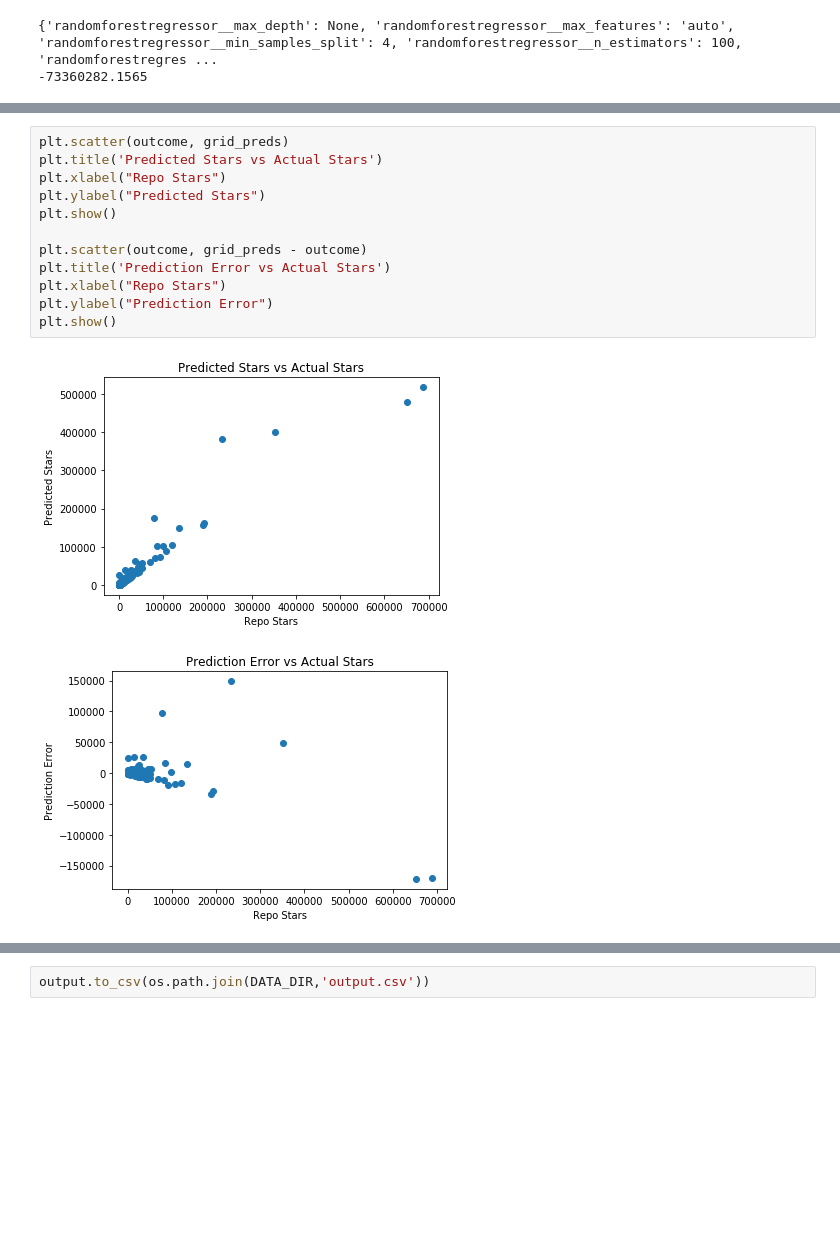
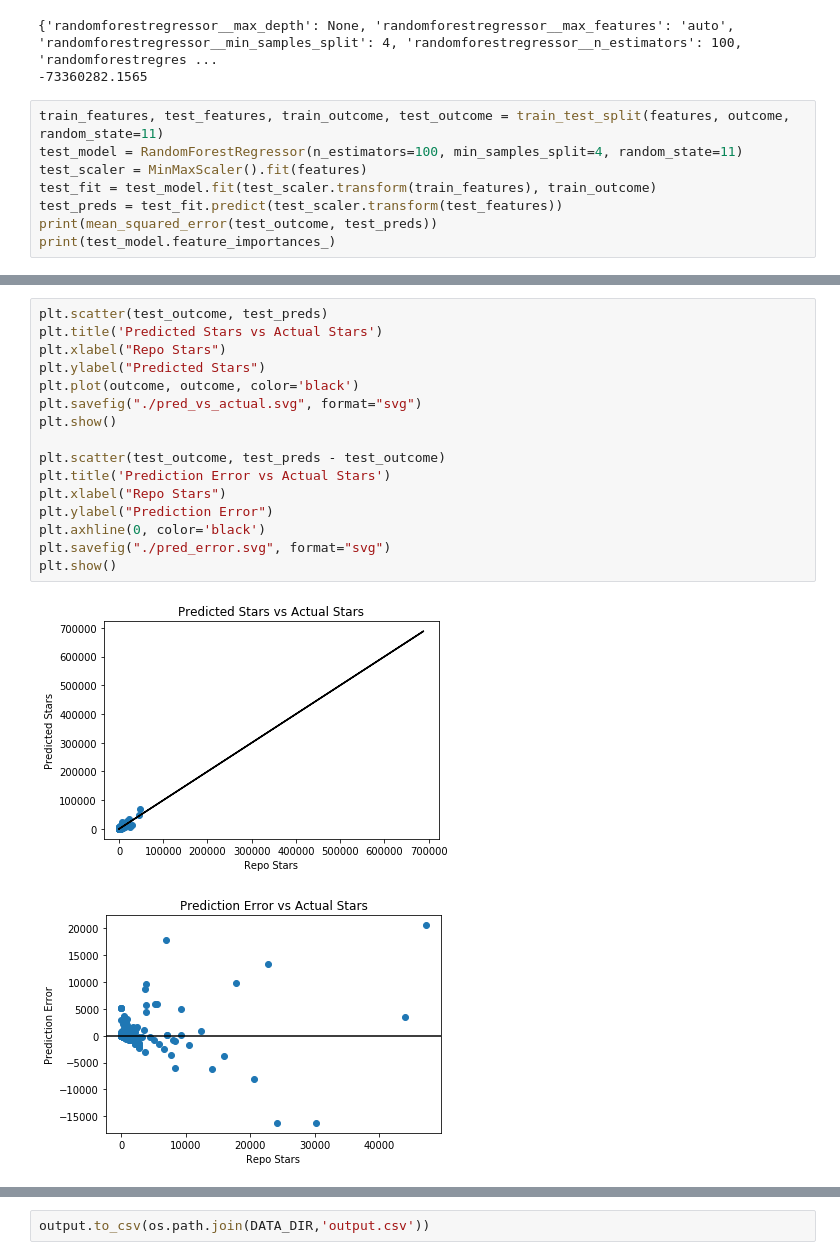
Before and after one commit to andyblueyo/gitskill, a Jupyter notebook: ds/MLExperiment.ipynb, the cells around one changed output, grey strips where cells are left out. Cells and saved outputs as stored; diff of their text form; blank space fills up the shorter version.

Commit message:
Added proper train/test split to results

```diff
--- a/ds/MLExperiment.ipynb
+++ b/ds/MLExperiment.ipynb
@@ -62,3 +69,11 @@ grid_preds = grid.predict(features)
 # %% [output]
 {'randomforestregressor__max_depth': None, 'randomforestregressor__max_features': 'auto', 'randomforestregressor__min_samples_split': 4, 'randomforestregressor__n_estimators': 100, 'randomforestregres ...
 -73360282.1565
+# %%
+train_features, test_features, train_outcome, test_outcome = train_test_split(features, outcome, random_state=11)
+test_model = RandomForestRegressor(n_estimators=100, min_samples_split=4, random_state=11)
+test_scaler = MinMaxScaler().fit(features)
+test_fit = test_model.fit(test_scaler.transform(train_features), train_outcome)
+test_preds = test_fit.predict(test_scaler.transform(test_features))
+print(mean_squared_error(test_outcome, test_preds))
+print(test_model.feature_importances_)
@@ -65,16 +98,20 @@ grid_preds = grid.predict(features)
 # %%
-plt.scatter(outcome, grid_preds)
+plt.scatter(test_outcome, test_preds)
 plt.title('Predicted Stars vs Actual Stars')
 plt.xlabel("Repo Stars")
 plt.ylabel("Predicted Stars")
+plt.plot(outcome, outcome, color='black')
+plt.savefig("./pred_vs_actual.svg", format="svg")
 plt.show()
 
-plt.scatter(outcome, grid_preds - outcome)
+plt.scatter(test_outcome, test_preds - test_outcome)
 plt.title('Prediction Error vs Actual Stars')
 plt.xlabel("Repo Stars")
 plt.ylabel("Prediction Error")
+plt.axhline(0, color='black')
+plt.savefig("./pred_error.svg", format="svg")
 plt.show()
 # %% [output]
-[figure, old version]
+[figure, new version]
-[figure, old version]
+[figure, new version]
 # %%
```
Also changed, not shown: parts of 4 cells of this notebook, 2 other files.
